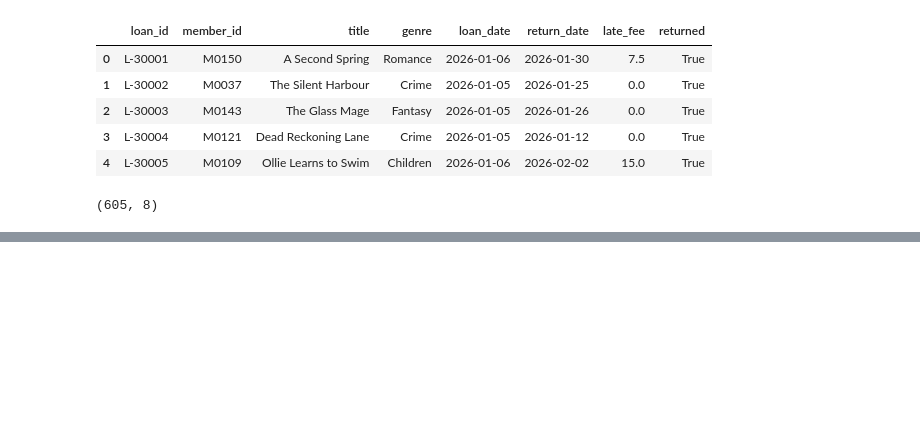
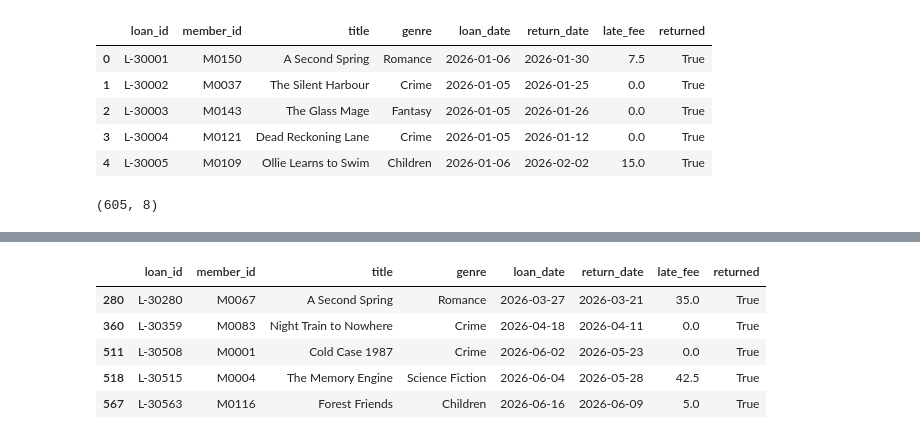
Before and after one commit to ChrisLofgreen/LABS_26-27, a Jupyter notebook: Data analysis/lab3.ipynb, the cells around one changed output, grey strips where cells are left out. Saved outputs shown, nothing was run; the diff lists cells and outputs as text; code cells hidden in the pictures; blank space fills up the shorter version.

```diff
--- a/Data analysis/lab3.ipynb
+++ b/Data analysis/lab3.ipynb
@@ -413,0 +453,4 @@ loans_clean.to_csv("data/loans_clean.csv", index=False)
+# %%
+loans["return_date"] = new_return_dates
+
+loans.info()
@@ -413,0 +473,9 @@ loans_clean.to_csv("data/loans_clean.csv", index=False)
+# %%
+loans[loans["return_date"] < loans["loan_date"]].head(10)
+# %% [output]
+|  | loan_id | member_id | title | genre | loan_date | return_date | late_fee | returned |
+| 280 | L-30280 | M0067 | A Second Spring | Romance | 2026-03-27 | 2026-03-21 | 35.0 | True |
+| 360 | L-30359 | M0083 | Night Train to Nowhere | Crime | 2026-04-18 | 2026-04-11 | 0.0 | True |
+| 511 | L-30508 | M0001 | Cold Case 1987 | Crime | 2026-06-02 | 2026-05-23 | 0.0 | True |
+| 518 | L-30515 | M0004 | The Memory Engine | Science Fiction | 2026-06-04 | 2026-05-28 | 42.5 | True |
+| 567 | L-30563 | M0116 | Forest Friends | Children | 2026-06-16 | 2026-06-09 | 5.0 | True |
```
Also changed, not shown: parts of 10 cells of this notebook.
